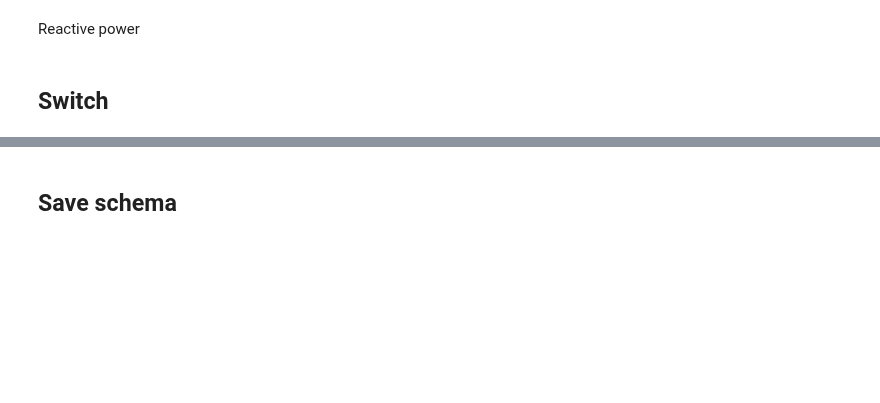
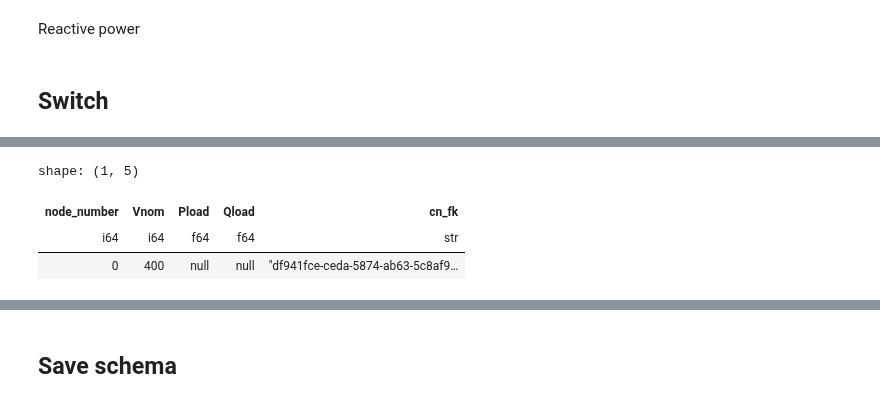
Before and after one commit to heig-vd-ie/distflow-state-estimation, a Jupyter notebook: script/recursive_fuction.ipynb, the cells around one changed output, grey strips where cells are left out. Cells and saved outputs as stored; diff of their text form; code cells hidden in the pictures; blank space fills up the shorter version.

```diff
--- a/script/recursive_fuction.ipynb
+++ b/script/recursive_fuction.ipynb
@@ -373,0 +412,7 @@ changes_schema = generate_connectivity_table(
+# %%
+df_topology.filter(pl.col("node_number") == 0)
+# %% [output]
+shape: (1, 5)
+| node_number | Vnom | Pload | Qload | cn_fk |
+| i64 | i64 | f64 | f64 | str |
+| 0 | 400 | null | null | "df941fce-ceda-5874-ab63-5c8af9… |
```
Also changed, not shown: parts of 12 cells of this notebook.
